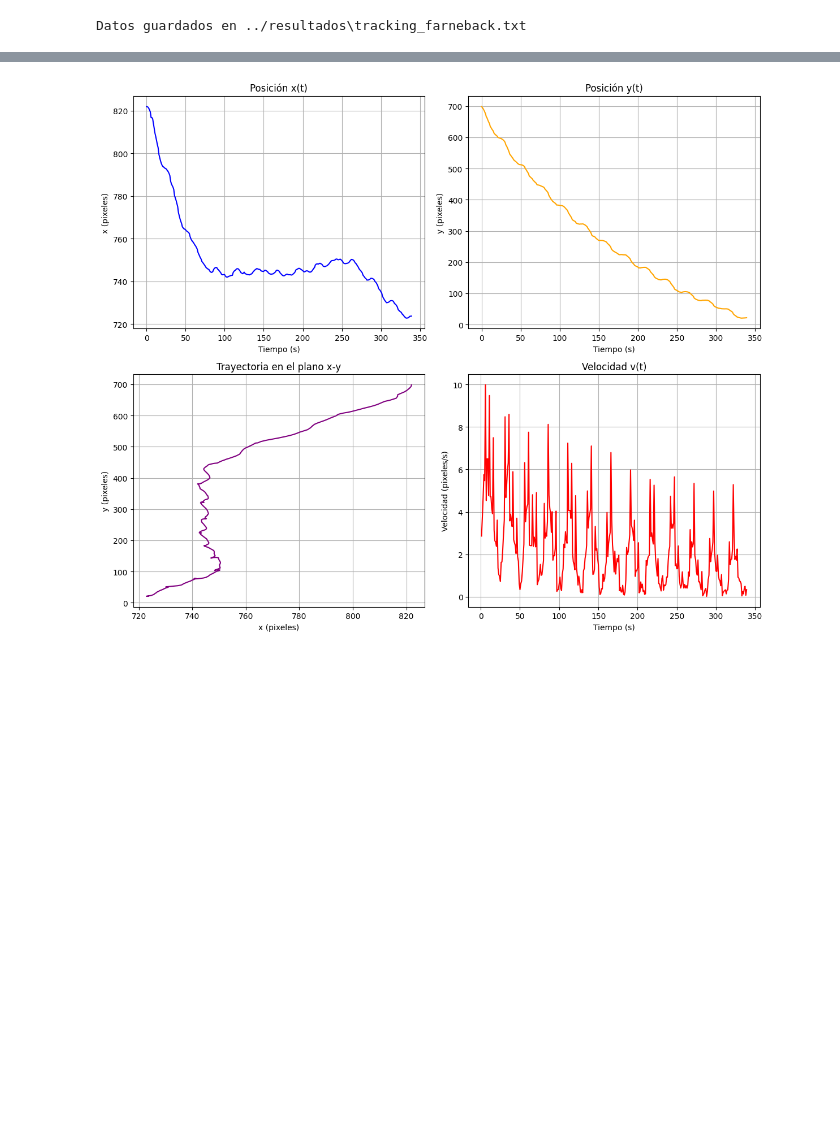
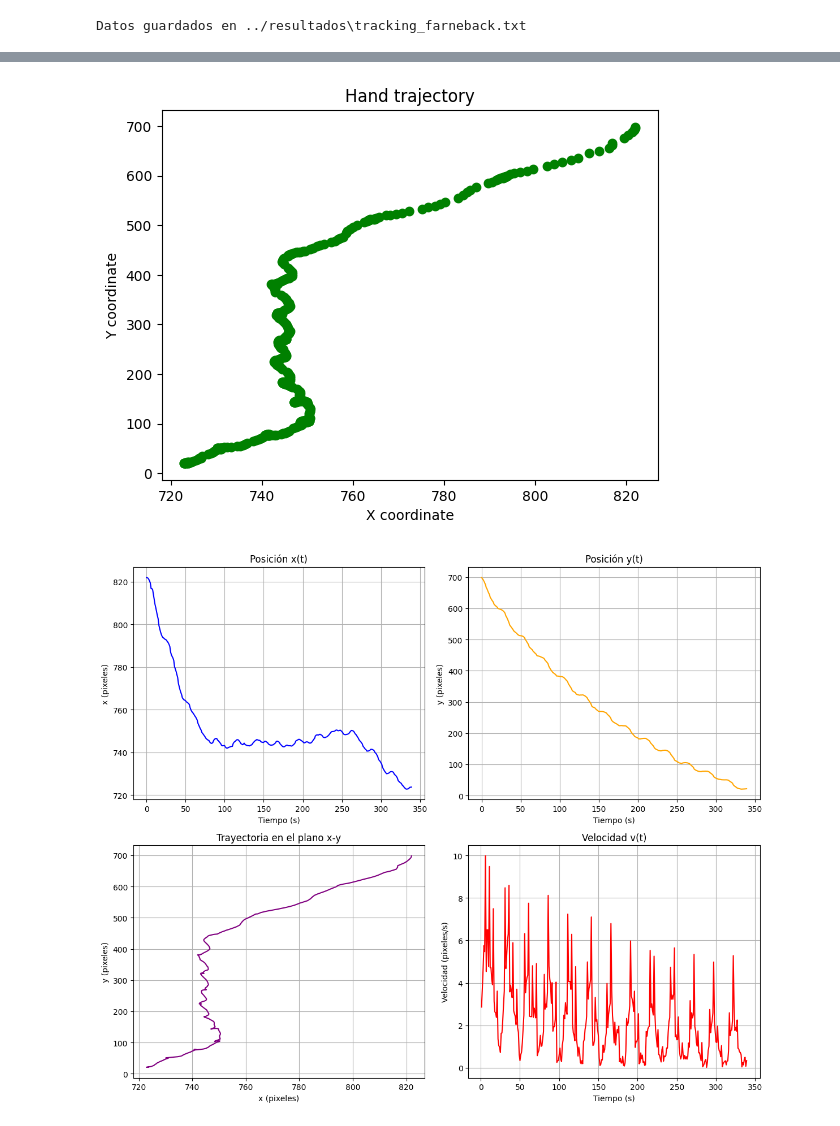
Before and after one commit to MediaMind-ULPGC/P07, a Jupyter notebook: farnebak/farneback_p07.ipynb, the cells around one changed output, grey strips where cells are left out. Drawn from its saved outputs; the diff is of its cells as text; code cells hidden in the pictures; blank space fills up the shorter version.

```diff
--- a/farnebak/farneback_p07.ipynb
+++ b/farnebak/farneback_p07.ipynb
@@ -300,3 +331,11 @@ Time spent: 1.473236580689748 minutes
+# %%
+plt.plot(x_skip, y_skip, label="Hand trajectory", color="green", marker='o', linestyle='')
+plt.xlabel("X coordinate")
+plt.ylabel("Y coordinate")
+plt.title("Hand trajectory")
+plt.show()
+# %% [output]
+[figure, added]
 # %%
 plt.figure(figsize=(12, 10))
 
```
Also changed, not shown: parts of 4 cells of this notebook, 5 other files.
